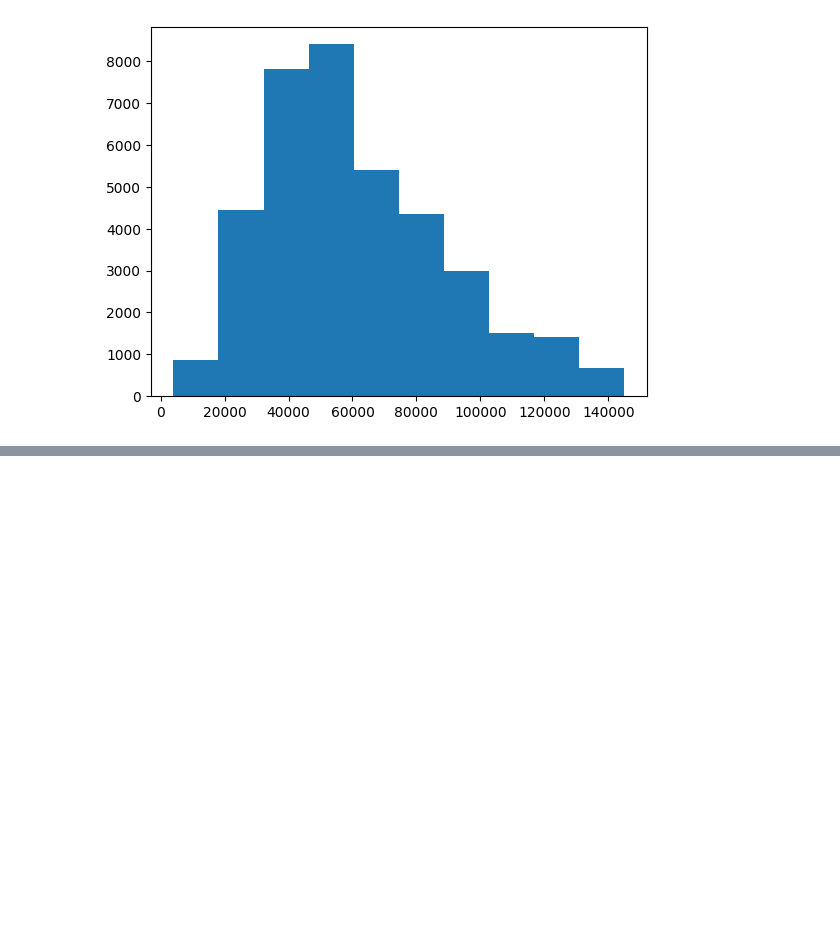
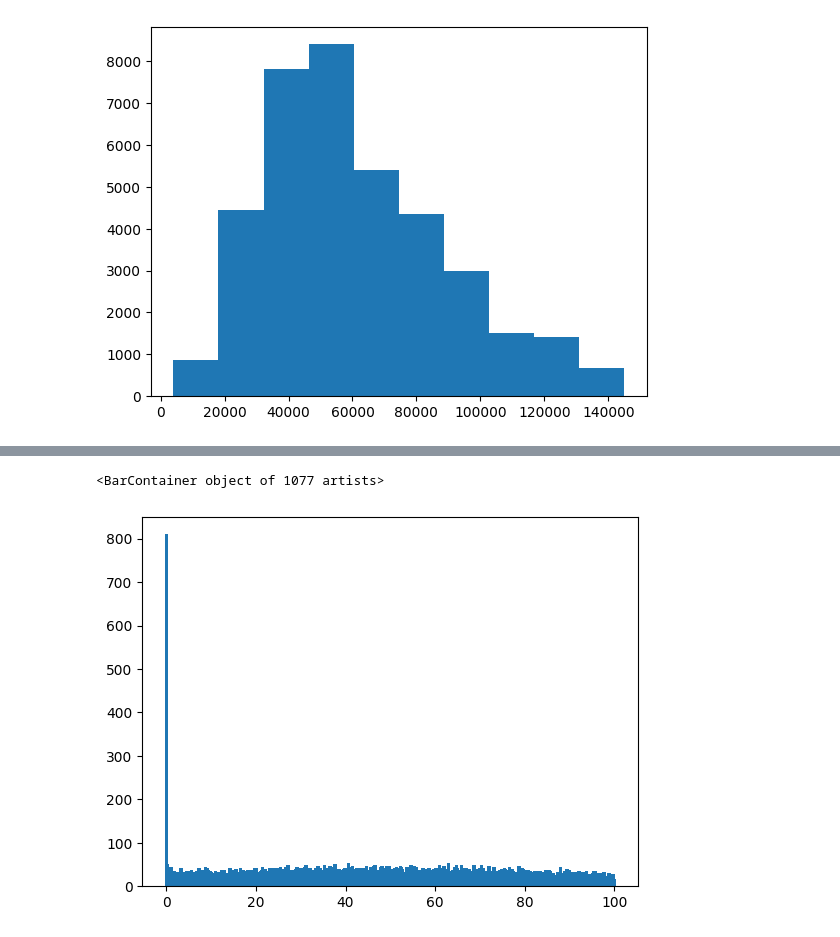
Before and after one commit to pradeepkumarr355199/lendingClub, a Jupyter notebook: LendingClub.ipynb, the cells around one changed output, grey strips where cells are left out. Saved outputs shown, nothing was run; the diff lists cells and outputs as text; code cells hidden in the pictures; blank space fills up the shorter version.

```diff
--- a/LendingClub.ipynb
+++ b/LendingClub.ipynb
@@ -238,0 +540,7 @@ plt.hist(df3.annual_inc, bins=10)
+# %%
+bar_data2 = df2[df2['loan_status'] == 'Fully Paid']['revol_util'].value_counts().sort_index()
+# %%
+plt.bar(np.array(bar_data2.index), bar_data2.values)
+# %% [output]
+<BarContainer object of 1077 artists>
+[figure, added]
```
Also changed, not shown: parts of 62 cells of this notebook.
